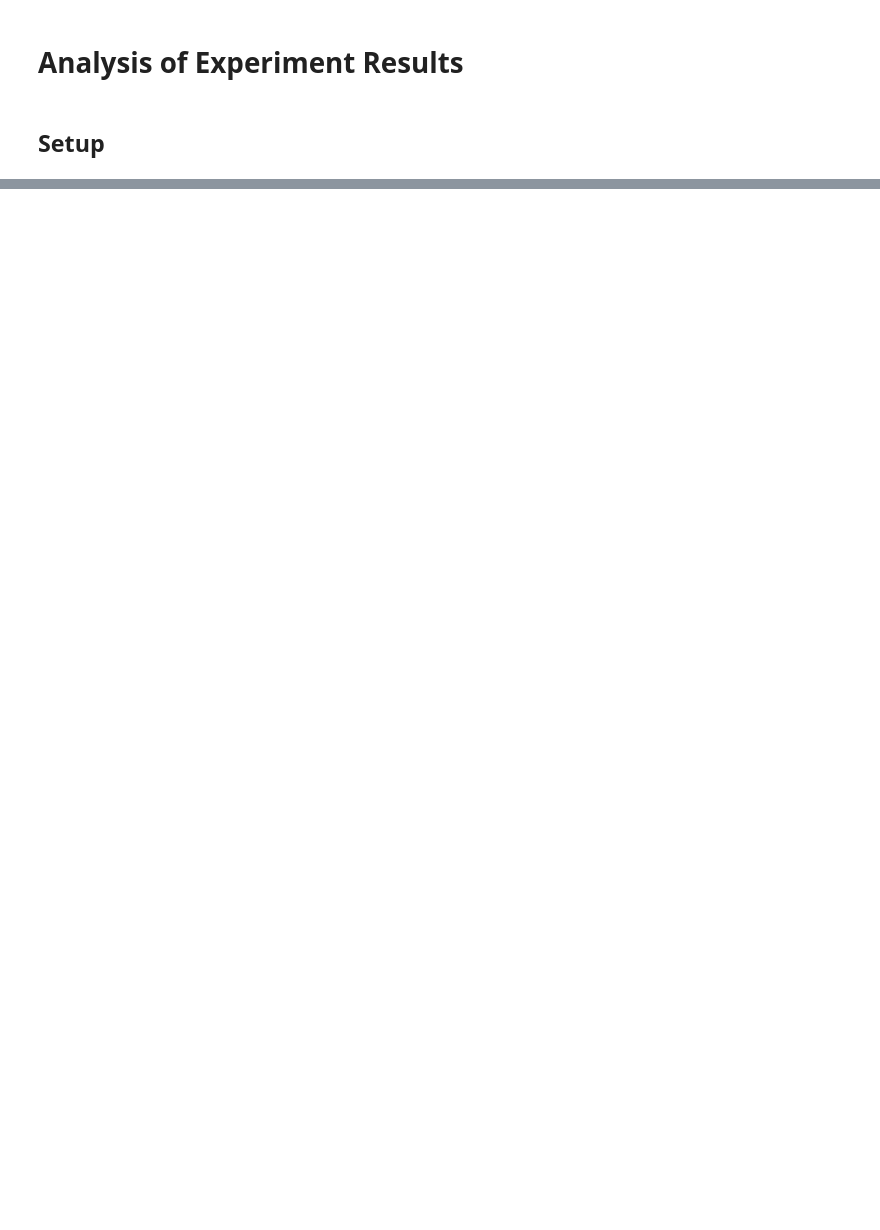
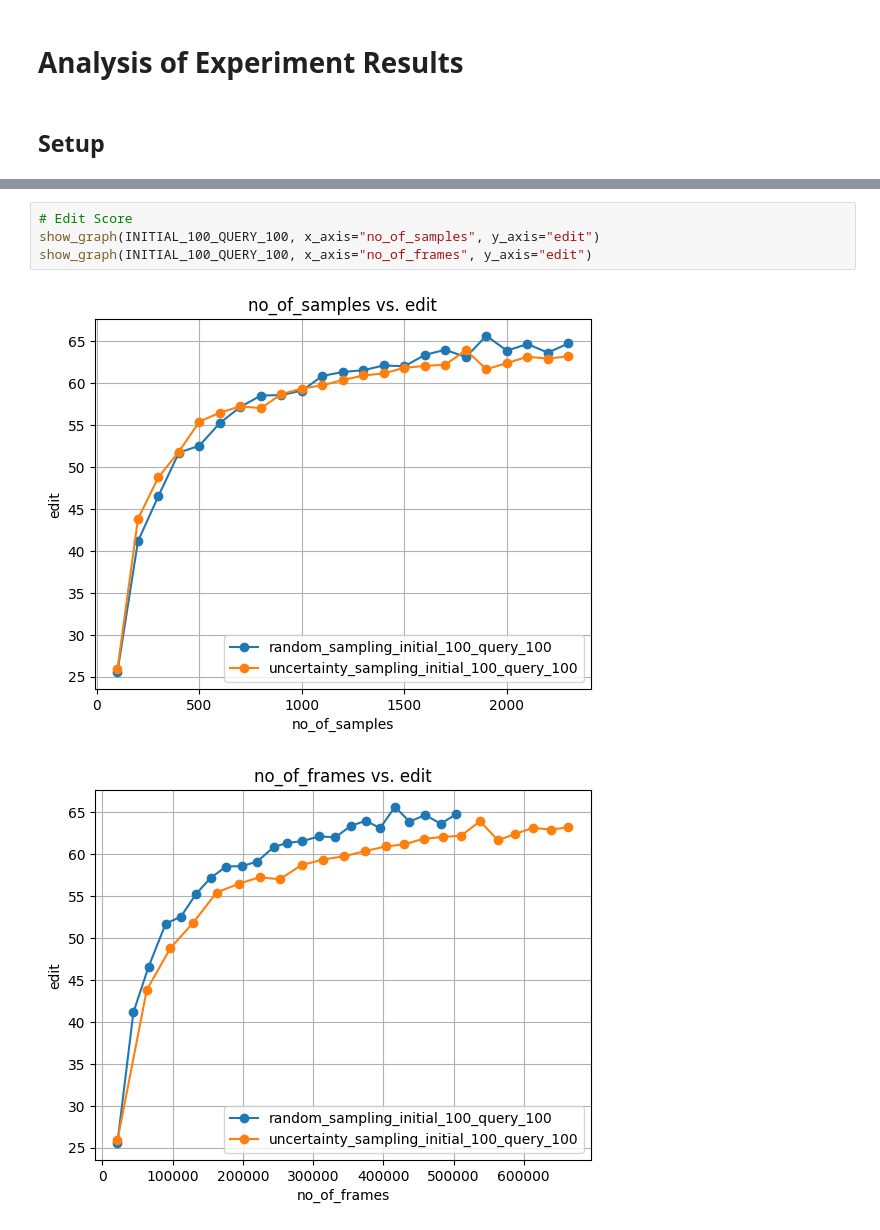
Before and after one commit to zackjh/alpes, a Jupyter notebook: analysis.ipynb, the cells around one changed output, grey strips where cells are left out. Drawn from its saved outputs; the diff is of its cells as text; blank space fills up the shorter version.

```diff
--- a/analysis.ipynb
+++ b/analysis.ipynb
@@ -78,0 +101,7 @@ show_graph(random_sampling_exp_1_results, "edit_score")
+# %%
+# Edit Score
+show_graph(INITIAL_100_QUERY_100, x_axis="no_of_samples", y_axis="edit")
+show_graph(INITIAL_100_QUERY_100, x_axis="no_of_frames", y_axis="edit")
+# %% [output]
+[figure, added]
+[figure, added]
```
Also changed, not shown: parts of 23 cells of this notebook, 2 other files.
